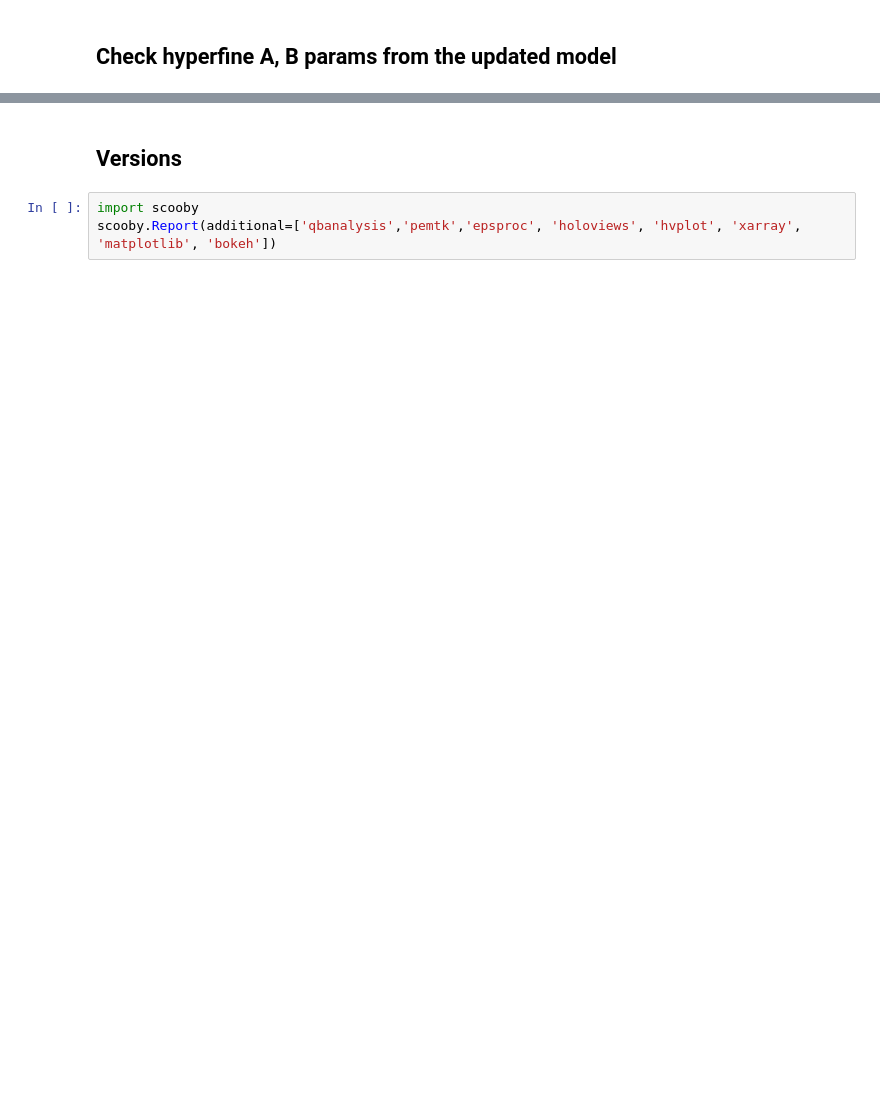
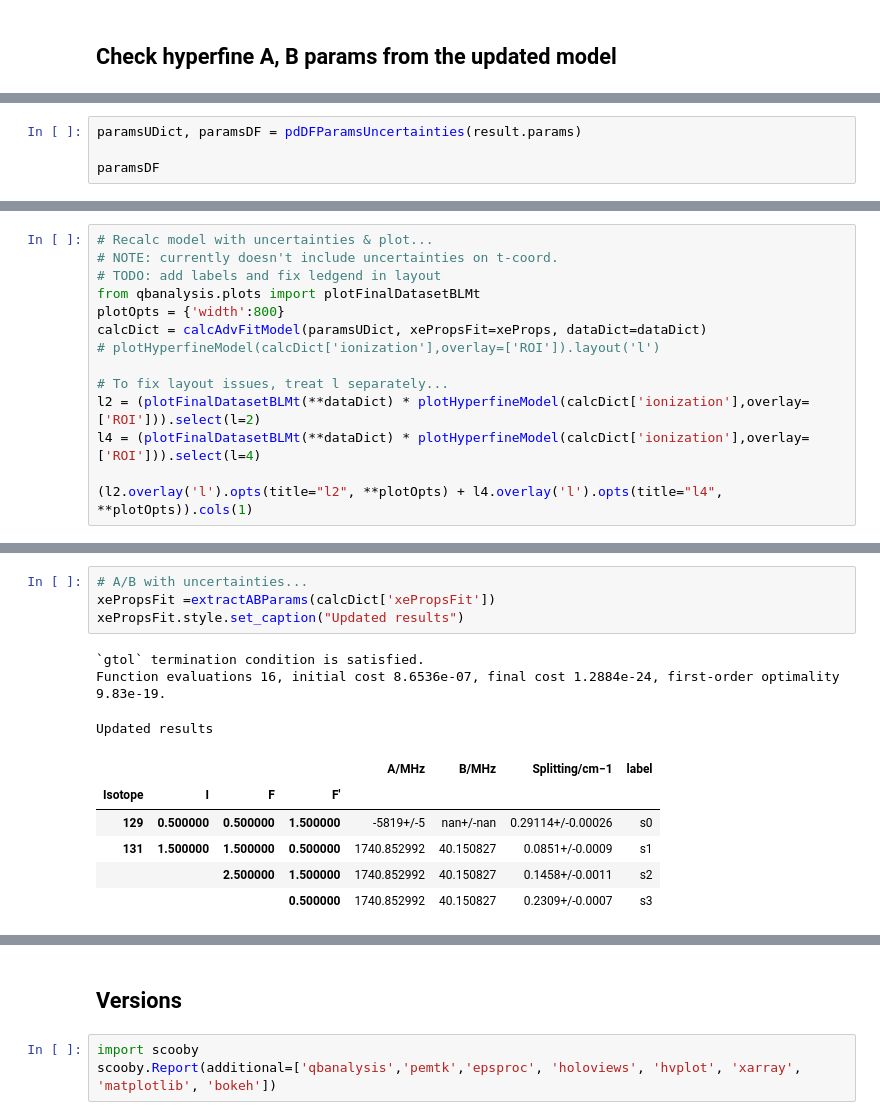
Before and after one commit to phockett/Quantum-Beat_Photoelectron-Imaging_Spectroscopy_of_Xe_in_the_VUV, a Jupyter notebook: doc-source/4.03-redux_hyperfine_beats_adv_fitting_190624.ipynb, the cells around one changed output, grey strips where cells are left out. Cells and saved outputs as stored; diff of their text form; blank space fills up the shorter version.

Commit message:
Updated adv fit with uncertainties and A,B params.

```diff
--- a/doc-source/4.03-redux_hyperfine_beats_adv_fitting_190624.ipynb
+++ b/doc-source/4.03-redux_hyperfine_beats_adv_fitting_190624.ipynb
@@ -282,0 +301,4 @@ xePropsFit.droplevel(['I','F′','F'])[0:2][['A/MHz','B/MHz']]
+# %%
+paramsUDict, paramsDF = pdDFParamsUncertainties(result.params)
+
+paramsDF
@@ -282,0 +323,14 @@ xePropsFit.droplevel(['I','F′','F'])[0:2][['A/MHz','B/MHz']]
+# %%
+# Recalc model with uncertainties & plot...
+# NOTE: currently doesn't include uncertainties on t-coord.
+# TODO: add labels and fix ledgend in layout
+from qbanalysis.plots import plotFinalDatasetBLMt
+plotOpts = {'width':800}
+calcDict = calcAdvFitModel(paramsUDict, xePropsFit=xeProps, dataDict=dataDict)
+# plotHyperfineModel(calcDict['ionization'],overlay=['ROI']).layout('l')
+
+# To fix layout issues, treat l separately...
+l2 = (plotFinalDatasetBLMt(**dataDict) * plotHyperfineModel(calcDict['ionization'],overlay=['ROI'])).select(l=2)
+l4 = (plotFinalDatasetBLMt(**dataDict) * plotHyperfineModel(calcDict['ionization'],overlay=['ROI'])).select(l=4)
+
+(l2.overlay('l').opts(title="l2", **plotOpts) + l4.overlay('l').opts(title="l4", **plotOpts)).cols(1)
@@ -282,0 +339,14 @@ xePropsFit.droplevel(['I','F′','F'])[0:2][['A/MHz','B/MHz']]
+# %%
+# A/B with uncertainties...
+xePropsFit =extractABParams(calcDict['xePropsFit'])
+xePropsFit.style.set_caption("Updated results")
+# %% [output]
+`gtol` termination condition is satisfied.
+Function evaluations 16, initial cost 8.6536e-07, final cost 1.2884e-24, first-order optimality 9.83e-19.
+Updated results
+|  |  |  |  | A/MHz | B/MHz | Splitting/cm−1 | label |
+| Isotope | I | F | F′ |  |  |  |  |
+| 129 | 0.500000 | 0.500000 | 1.500000 | -5819+/-5 | nan+/-nan | 0.29114+/-0.00026 | s0 |
+| 131 | 1.500000 | 1.500000 | 0.500000 | 1740.852992 | 40.150827 | 0.0851+/-0.0009 | s1 |
+|  |  | 2.500000 | 1.500000 | 1740.852992 | 40.150827 | 0.1458+/-0.0011 | s2 |
+|  |  |  | 0.500000 | 1740.852992 | 40.150827 | 0.2309+/-0.0007 | s3 |
```
Also changed, not shown: parts of 20 cells of this notebook, 2 other files.
